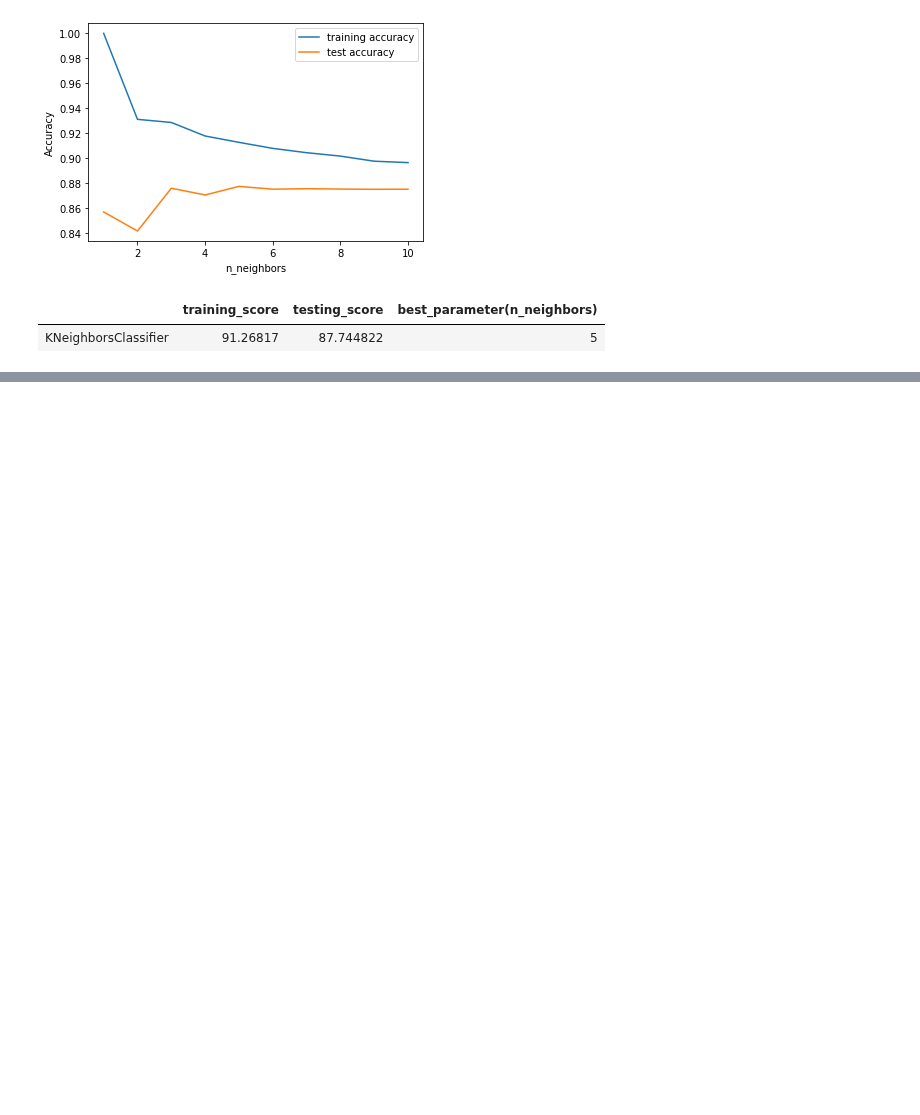
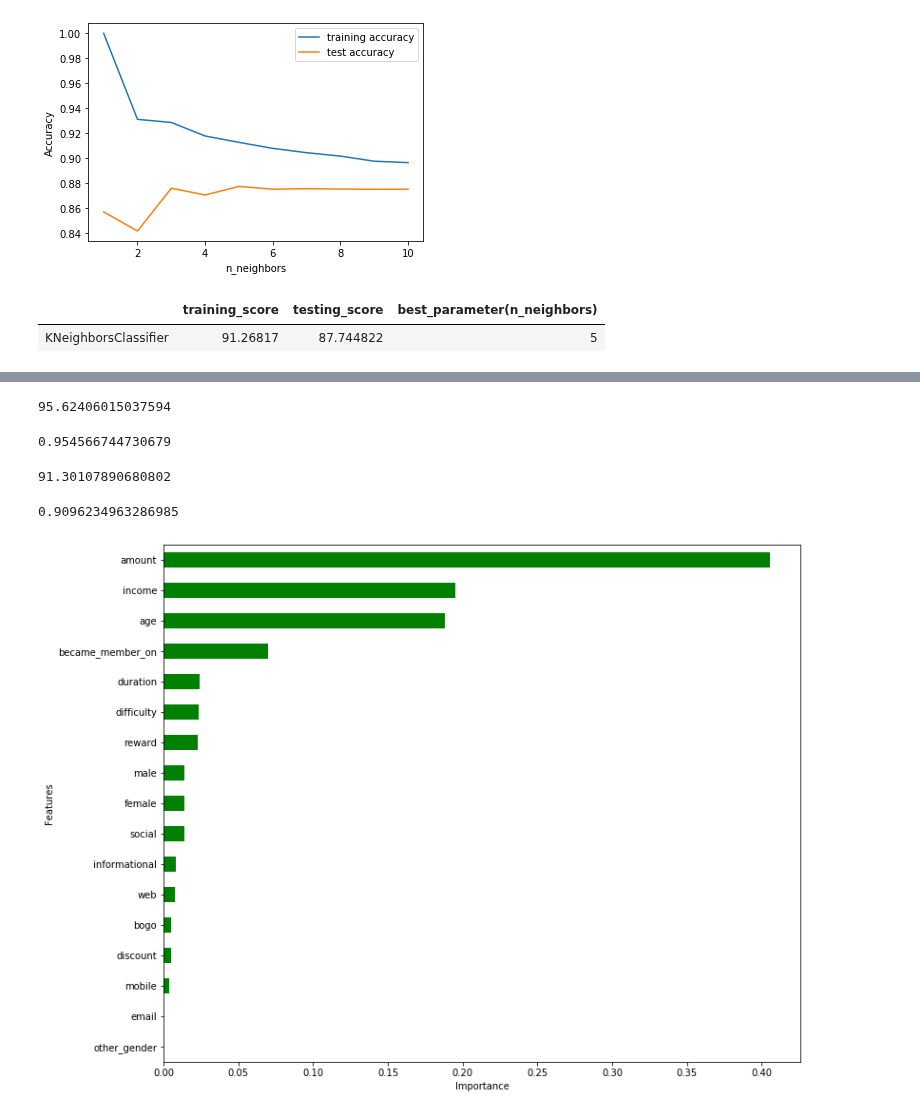
Before and after one commit to amitborkar98/Starbucks-capstone, a Jupyter notebook: Starbucks_Capstone_notebook.ipynb, the cells around one changed output, grey strips where cells are left out. Drawn from its saved outputs; the diff is of its cells as text; code cells hidden in the pictures; blank space fills up the shorter version.

Commit message:
Trained the model with multiple algorithms

```diff
--- a/Starbucks_Capstone_notebook.ipynb
+++ b/Starbucks_Capstone_notebook.ipynb
@@ -1496,0 +1562,5 @@ KNeighborsClassifier_df.to_csv('KNeighborsClassifier_df.csv', index=False)
+# %%
+bg = BaggingClassifier(RandomForestClassifier(max_depth=10, n_estimators=250),max_samples=0.5, max_features=0.5,
+                        n_estimators=100, random_state=42)
+# %%
+bg.fit(X_train, y_train)
@@ -1496,0 +1603,5 @@ KNeighborsClassifier_df.to_csv('KNeighborsClassifier_df.csv', index=False)
+# %%
+ada = AdaBoostClassifier(RandomForestClassifier(max_depth=10, n_estimators=250),
+                        n_estimators=10, random_state=42)
+# %%
+ada.fit(X_train, y_train)
@@ -1496,0 +1628,27 @@ KNeighborsClassifier_df.to_csv('KNeighborsClassifier_df.csv', index=False)
+# %%
+y_pred_training = ada.predict(X_train)
+accuracy_score(y_pred_training, y_train) * 100
+# %% [output]
+95.62406015037594
+# %%
+f1_score(y_pred_training, y_train)
+# %% [output]
+0.954566744730679
+# %%
+y_pred_testing = ada.predict(X_test)
+accuracy_score(y_pred_testing, y_test) * 100
+# %% [output]
+91.30107890680802
+# %%
+f1_score(y_pred_testing, y_test)
+# %% [output]
+0.9096234963286985
+# %%
+importances_rf = pd.Series(ada.feature_importances_, index = X.columns)
+sorted_importances_rf = importances_rf.sort_values()
+sorted_importances_rf.plot(kind='barh', color='green', figsize=(12,10));
+plt.xlabel('Importance');
+plt.ylabel('Features');
+plt.show();
+# %% [output]
+[figure, added]
```
Also changed, not shown: parts of 21 cells of this notebook.
